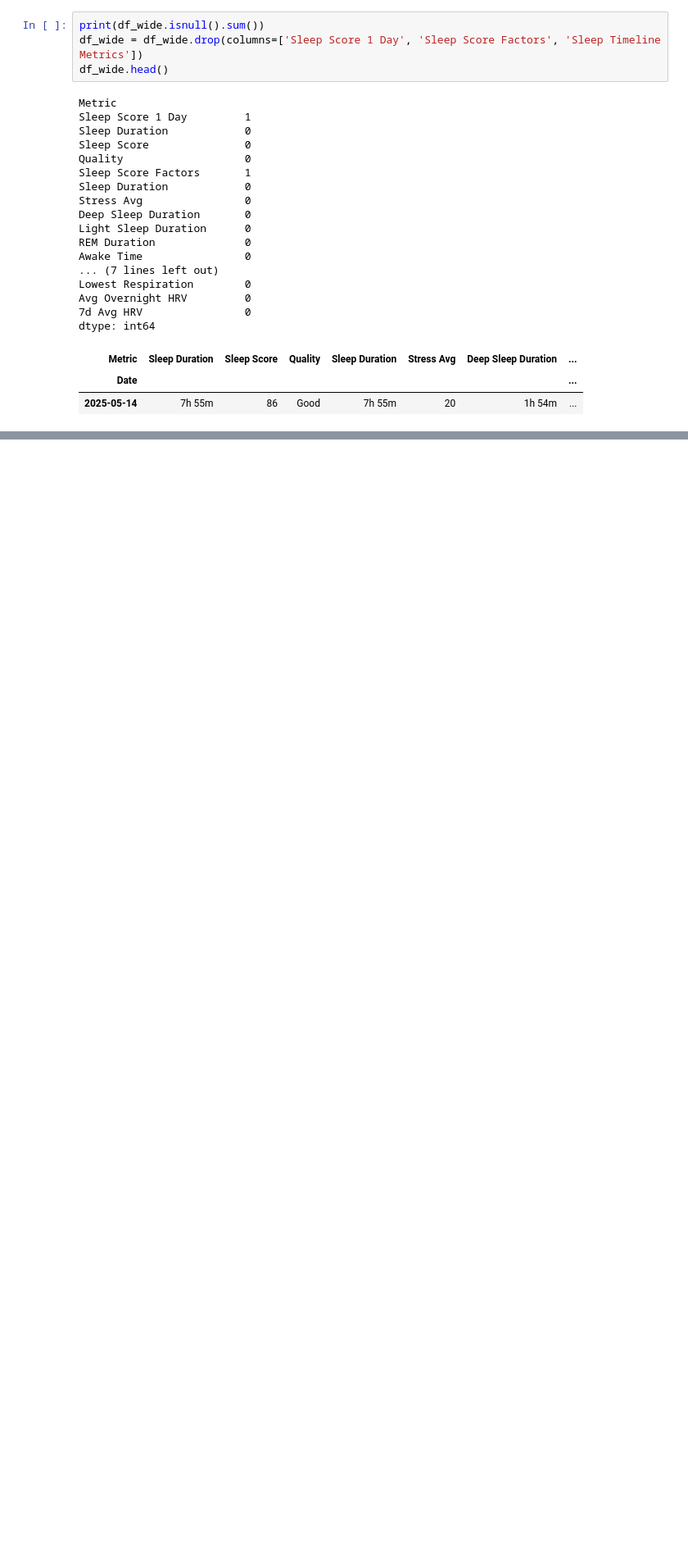
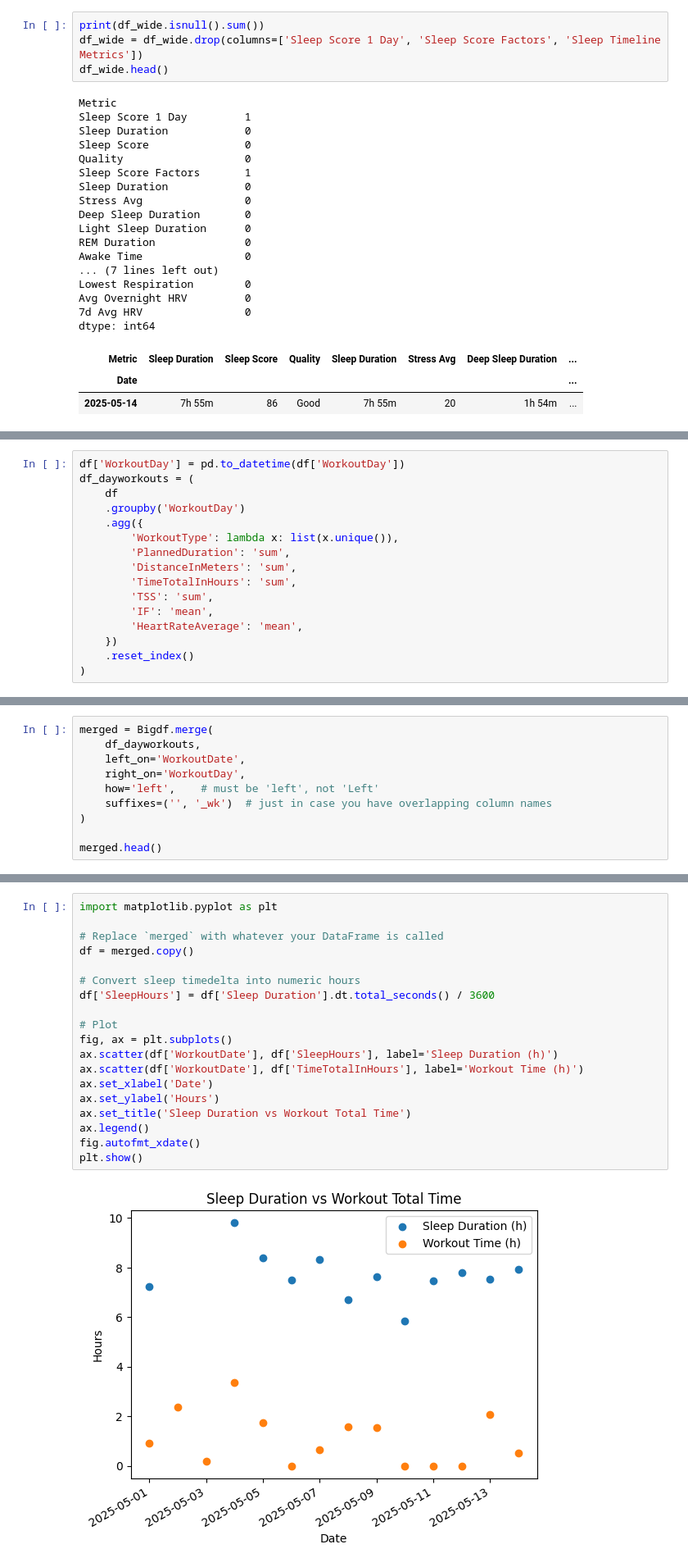
Before and after one commit to amoyeni/Garmin-EDA, a Jupyter notebook: Healthdata.ipynb, the cells around one changed output, grey strips where cells are left out. Shown: that part at 82% size. Drawn from its saved outputs; the diff is of its cells as text; blank space fills up the shorter version.

Commit message:
More data + some Visualisations

```diff
--- a/Healthdata.ipynb
+++ b/Healthdata.ipynb
@@ -131,0 +188,16 @@ display(df_changes)
+# %%
+df['WorkoutDay'] = pd.to_datetime(df['WorkoutDay'])
+df_dayworkouts = (
+    df
+    .groupby('WorkoutDay')
+    .agg({
+        'WorkoutType': lambda x: list(x.unique()),
+        'PlannedDuration': 'sum',
+        'DistanceInMeters': 'sum',
+        'TimeTotalInHours': 'sum',
+        'TSS': 'sum',
+        'IF': 'mean',
+        'HeartRateAverage': 'mean',
+    })
+    .reset_index()
+)
@@ -131,0 +206,10 @@ display(df_changes)
+# %%
+merged = Bigdf.merge(
+    df_dayworkouts,
+    left_on='WorkoutDate',
+    right_on='WorkoutDay',
+    how='left',    # must be 'left', not 'Left'
+    suffixes=('', '_wk')  # just in case you have overlapping column names
+)
+
+merged.head()
@@ -131,0 +308,21 @@ display(df_changes)
+# %%
+import matplotlib.pyplot as plt
+
+# Replace `merged` with whatever your DataFrame is called
+df = merged.copy()
+
+# Convert sleep timedelta into numeric hours
+df['SleepHours'] = df['Sleep Duration'].dt.total_seconds() / 3600
+
+# Plot
+fig, ax = plt.subplots()
+ax.scatter(df['WorkoutDate'], df['SleepHours'], label='Sleep Duration (h)')
+ax.scatter(df['WorkoutDate'], df['TimeTotalInHours'], label='Workout Time (h)')
+ax.set_xlabel('Date')
+ax.set_ylabel('Hours')
+ax.set_title('Sleep Duration vs Workout Total Time')
+ax.legend()
+fig.autofmt_xdate()
+plt.show()
+# %% [output]
+[figure, added]
```
Also changed, not shown: parts of 24 cells of this notebook, 1 other file.
